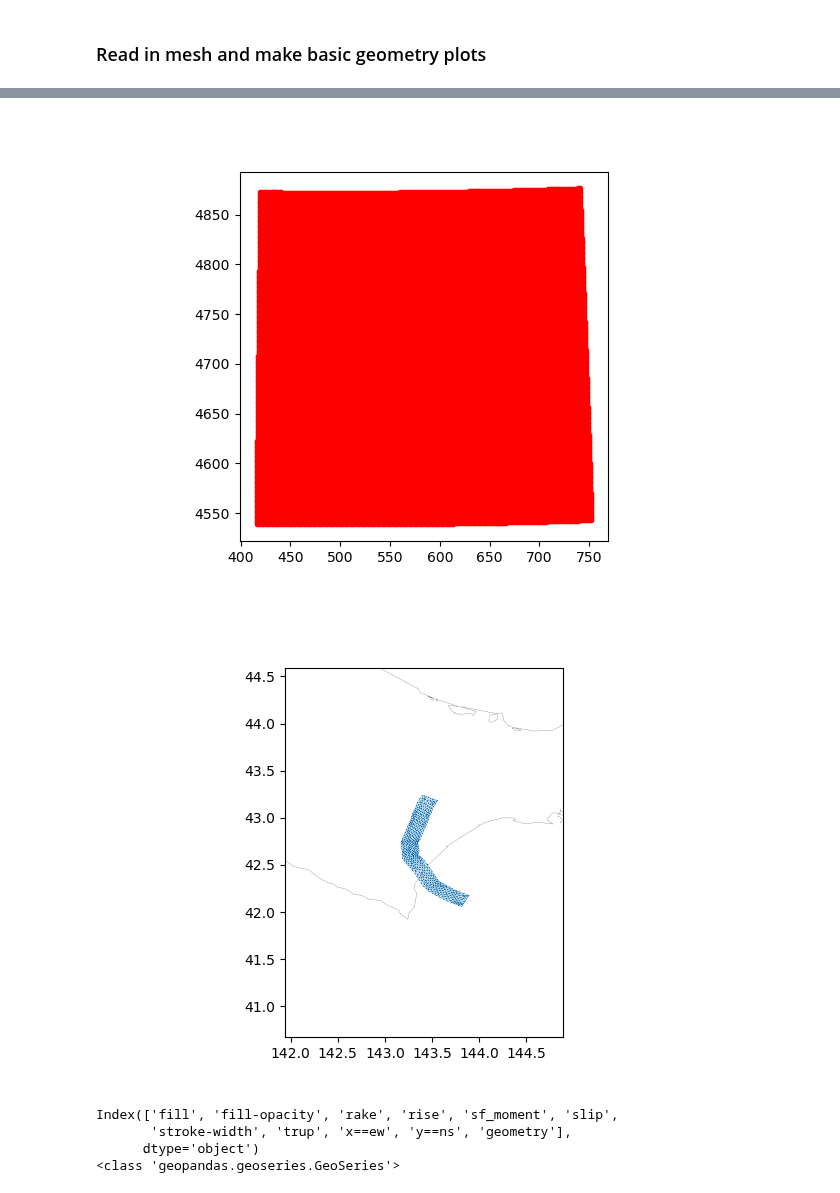
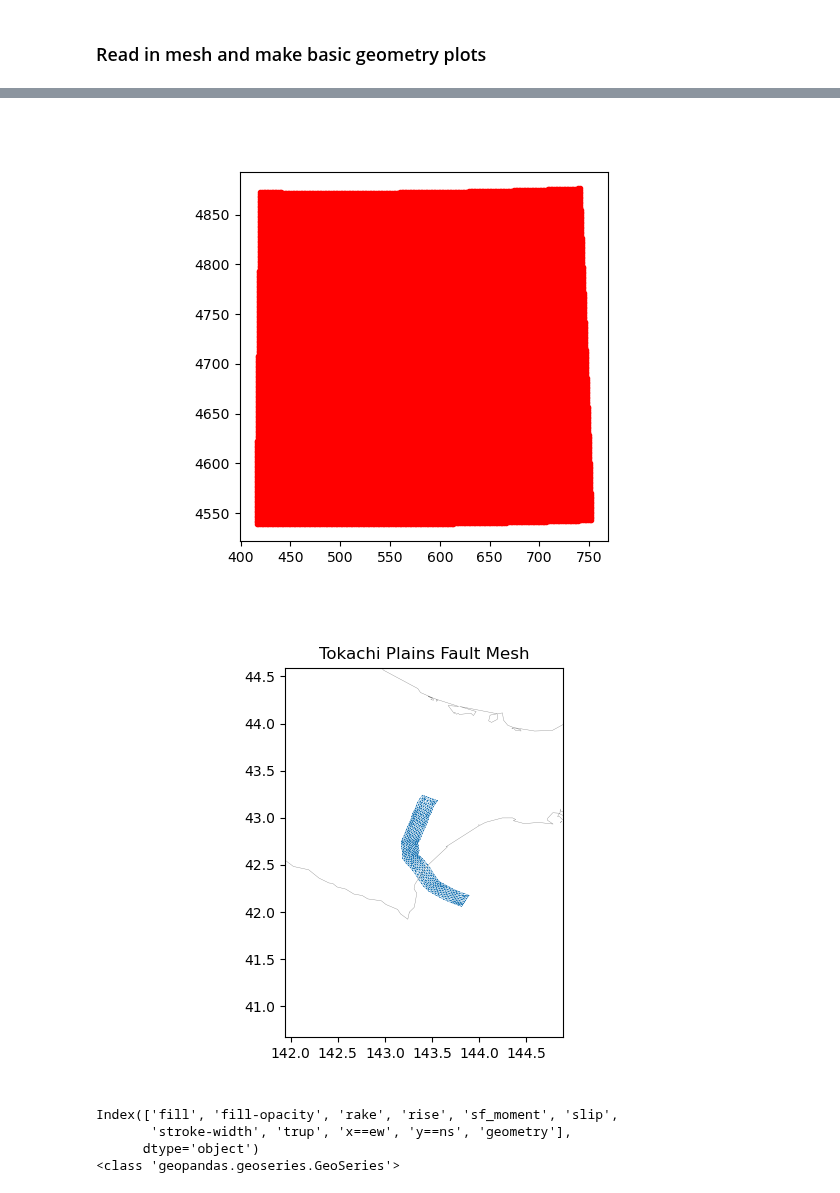
Before and after one commit to e-middleton/Emily_fault_displacement, a Jupyter notebook: fault_displacement.ipynb, the cells around one changed output, grey strips where cells are left out. Drawn from its saved outputs; the diff is of its cells as text; code cells hidden in the pictures.

```diff
--- a/fault_displacement.ipynb
+++ b/fault_displacement.ipynb
@@ -160,34 +160,35 @@ ax.set(xlim=(xmin, xmax), ylim=(ymin, ymax), aspect='equal')
 plt.show()
 
 # Make another plot, showing fault and grid in Cartesian coordinates
 fig, ax = plt.subplots()
 ax.triplot(cart_fault_pts[:,0], cart_fault_pts[:, 1], mesh["verts"], linewidth=0.5)
 ax.plot(cart_grid_pts[:, 0], cart_grid_pts[:, 1], '.r')
 ax.set(aspect="equal")
 plt.show()
 
 # Show elements colored by strike
 fig, ax = plt.subplots()
 # Draw the fault
 ax.triplot(mesh["points"][:, 0], mesh["points"][:, 1], mesh["verts"], linewidth=0.25)
 # Add coastline
 ax.plot(coast.lon+360*(1-lon_corr), coast.lat, color="gray", linewidth=0.25)
 ax.set(xlim=(xmin-1, xmax+1), ylim=(ymin-1, ymax+1), aspect='equal')
+ax.set_title("Tokachi Plains Fault Mesh")
 plt.show()
 
 # #Show elements colored by depth
 # fig, ax = plt.subplots()
 # fo = ax.tripcolor(mesh["points"][:, 0], mesh["points"][:, 1], mesh["verts"], facecolors=mesh["centroids"][:,2])
 # plt.colorbar(fo) #uses info from plotted object to create scale
 # # Add coastline
 # ax.plot(coast.lon+360*(1-lon_corr), coast.lat, color="gray", linewidth=0.5)
 # ax.title.set_text("Fault Colored By Depth (km)")
 # ax.set(xlim=(xmin, xmax), ylim=(ymin, ymax), aspect='equal')
 # plt.show()
 # %% [output]
 [figure]
 [figure]
-[figure, old version]
+[figure, new version]
 # %%
 ### INTERPOLATION OF USGS TOKACHI OKI DATA ONTO TRIANGLE MESH ###
 # Read file
```
Also changed, not shown: parts of 4 cells of this notebook.
